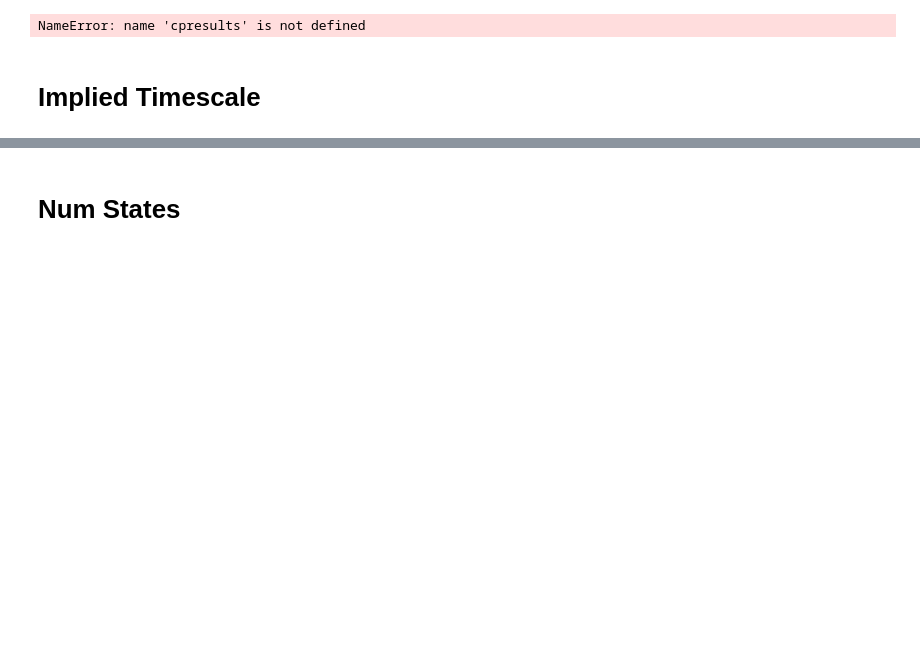
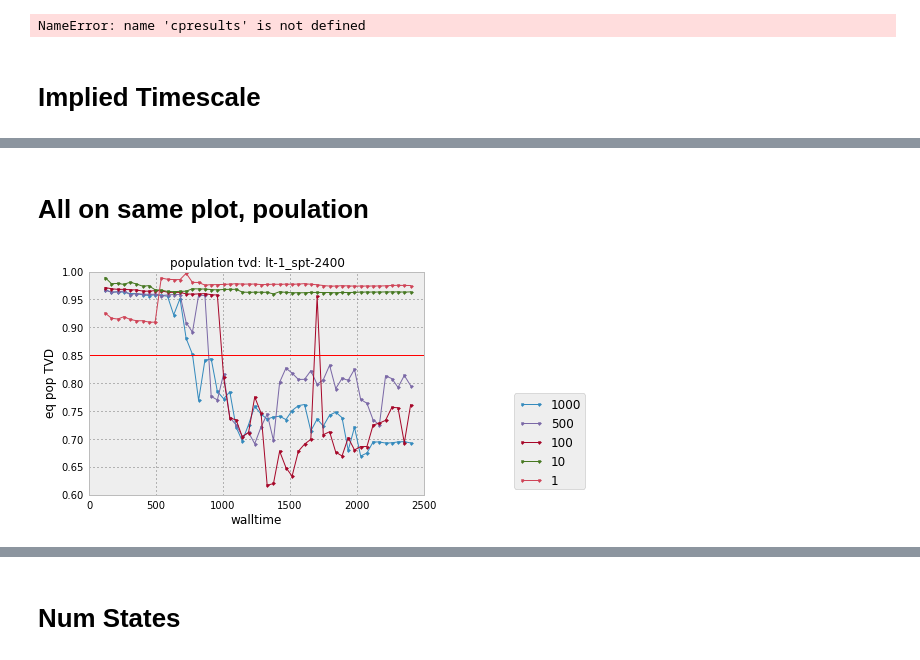
Before and after one commit to mpharrigan/quant-accel, a Jupyter notebook: tmat-accel/mullerkl.ipynb, the cells around one changed output, grey strips where cells are left out. Drawn from its saved outputs; the diff is of its cells as text; code cells hidden in the pictures; blank space fills up the shorter version.

```diff
--- a/tmat-accel/mullerkl.ipynb
+++ b/tmat-accel/mullerkl.ipynb
@@ -283,0 +294,16 @@ for r in ciresults:
+# %% [markdown]
+# All on same plot, poulation
+# %%
+for r in results:
+    r.errors = r.errors[np.lexsort((r.errors[:,1], r.errors[:,0]))]
+
+    figname = "lt-%s_spt-%s" % (r.params['lt'], r.params['spt'])
+    ax = pp.figure(figname).gca()
+    ax.plot(r.errors[:,0], r.errors[:,1],'.-', label=r.params['tpr'])
+
+    ax.set_title("population tvd: %s" % figname)
+    ax.set_xlabel('walltime'); ax.set_ylabel('eq pop TVD')
+    ax.axhline(0.85, c='r')
+    ax.legend(loc='lower right', bbox_to_anchor=((1.5,0.0)))
+# %% [output]
+[figure, added]
```
Also changed, not shown: parts of 9 cells of this notebook, 1 other file.
